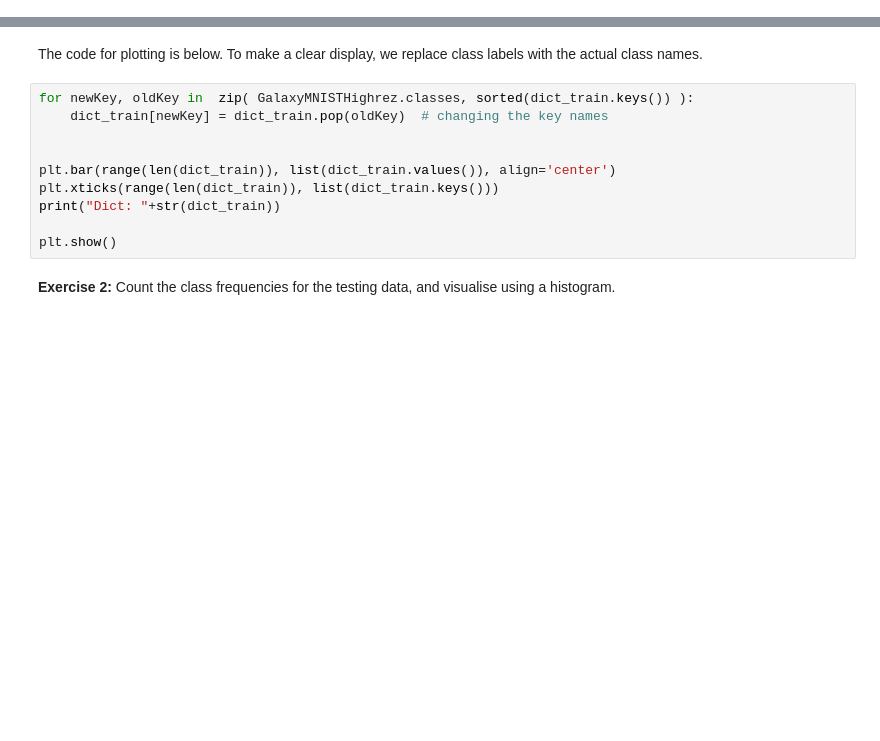
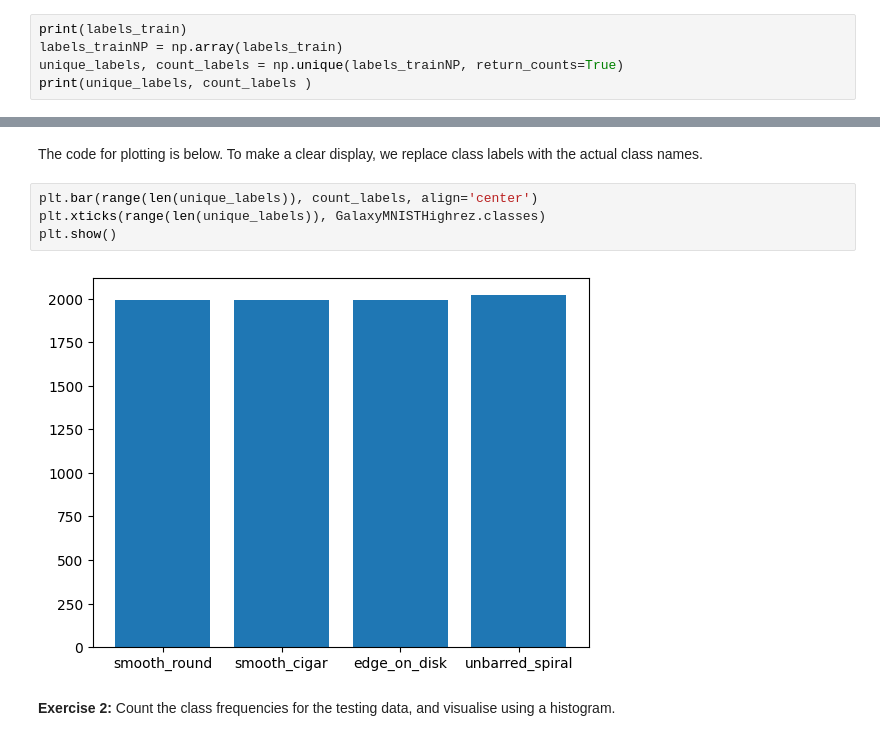
Before and after one commit to ezrafielding/galaxy-cluster, a Jupyter notebook: 1-PreProcessing.ipynb, the cells around one changed output, grey strips where cells are left out. Saved outputs shown, nothing was run; the diff lists cells and outputs as text; blank space fills up the shorter version.

```diff
--- a/1-PreProcessing.ipynb
+++ b/1-PreProcessing.ipynb
@@ -92,0 +93,5 @@ print(dict_train)
+# %%
+print(labels_train)
+labels_trainNP = np.array(labels_train)
+unique_labels, count_labels = np.unique(labels_trainNP, return_counts=True)
+print(unique_labels, count_labels )
@@ -98,16 +106,12 @@ We can also try to visualise label frequencies in a bar graph. To do this, we ne
 import matplotlib.pyplot as plt #This displays graphs once they have been created
 # %% [markdown]
 The code for plotting is below. To make a clear display, we replace class labels with the actual class names.
-# %%
-for newKey, oldKey in  zip( GalaxyMNISTHighrez.classes, sorted(dict_train.keys()) ):
-    dict_train[newKey] = dict_train.pop(oldKey)  # changing the key names
-
-
-plt.bar(range(len(dict_train)), list(dict_train.values()), align='center')
-plt.xticks(range(len(dict_train)), list(dict_train.keys()))
-print("Dict: "+str(dict_train))
-
-plt.show()
+# %%
+plt.bar(range(len(unique_labels)), count_labels, align='center')
+plt.xticks(range(len(unique_labels)), GalaxyMNISTHighrez.classes)
+plt.show()
+# %% [output]
+[figure, added]
 # %% [markdown]
 **Exercise 2:**
 Count the class frequencies for the testing data, and visualise using a histogram.
```
Also changed, not shown: parts of 20 cells of this notebook, 1 other file.
